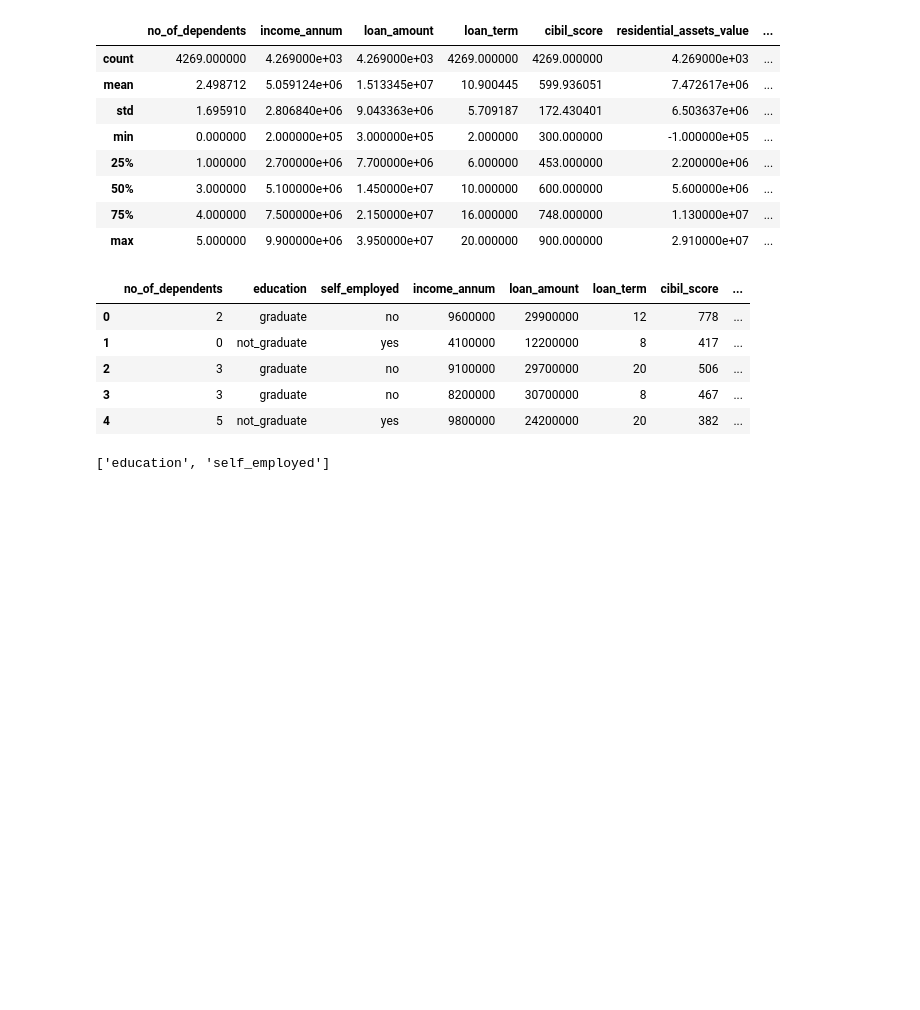
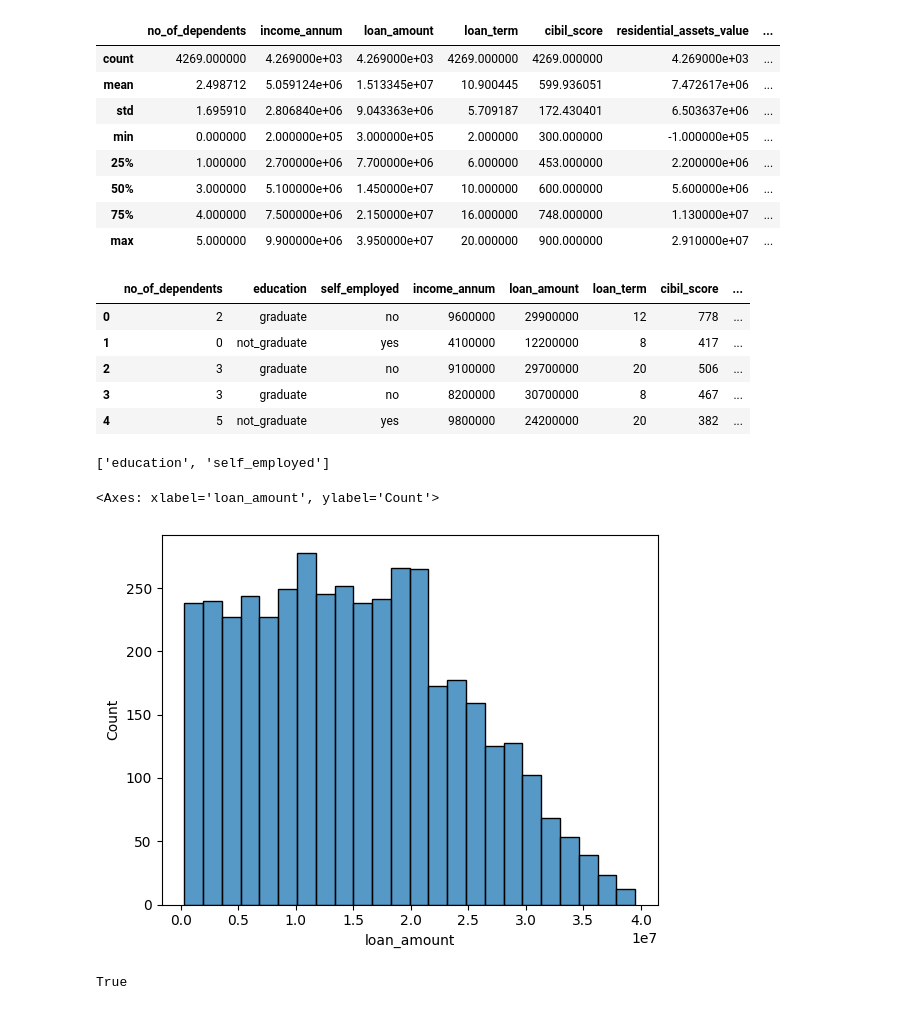
Before and after one commit to n-a-peter/MLZ-midterm, a Jupyter notebook: loan_approval.ipynb, the cells around one changed output. Saved outputs shown, nothing was run; the diff lists cells and outputs as text; code cells hidden in the pictures; blank space fills up the shorter version.

```diff
--- a/loan_approval.ipynb
+++ b/loan_approval.ipynb
@@ -199,5 +202,9 @@ categorical
 ['education', 'self_employed']
 # %%
 # Plot the histogram of the features to see their distribution
+sns.histplot(df.loan_amount)
+# %% [output]
+<Axes: xlabel='loan_amount', ylabel='Count'>
+[figure, added]
 # %%
 # Try to normalize the distribution if not normalized
@@ -205,0 +217,4 @@ categorical
+# %%
+len(df_train) + len(df_val) + len(df_test) == len(df)
+# %% [output]
+True
```
Also changed, not shown: parts of 11 cells of this notebook.
